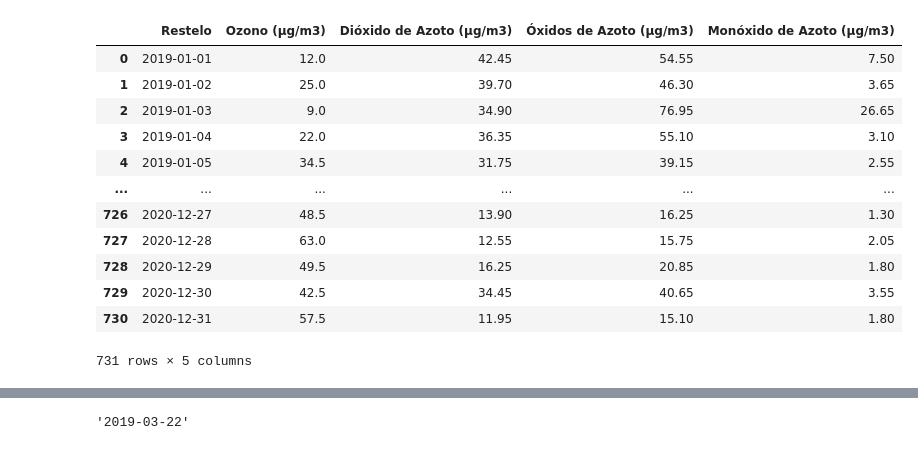
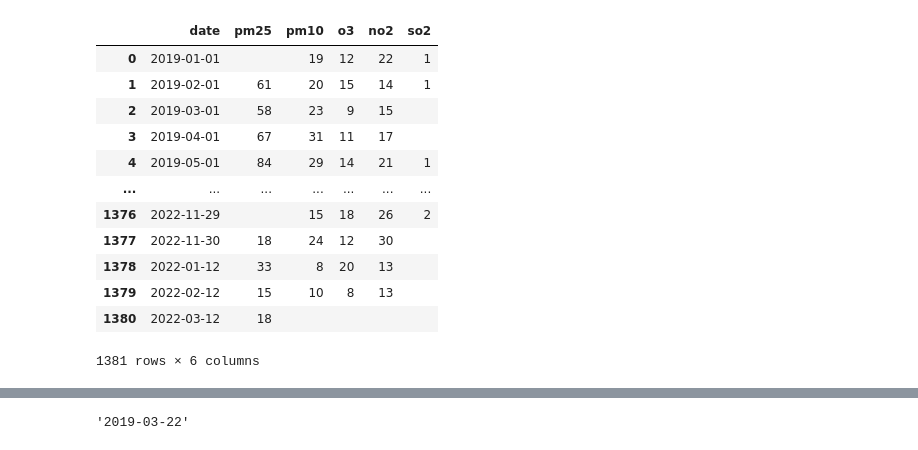
Before and after one commit to aminkhod/Asthma_Alert, a Jupyter notebook: Data integration.ipynb, the cells around one changed output, grey strips where cells are left out. Saved outputs shown, nothing was run; the diff lists cells and outputs as text; code cells hidden in the pictures.

```diff
--- a/Data integration.ipynb
+++ b/Data integration.ipynb
@@ -3,24 +3,25 @@ import numpy as np
 import pandas as pd
 from datetime import datetime
 # %%
-pollution = pd.read_excel('Pollution_Restelo_2019_2020.xlsx')
+pollution = pd.read_csv('entrecampos_lisboa-air-quality.csv')
+pollution.date = pd.to_datetime(pollution.date)
 pollutionBufDate = []
 for i in range(len(pollution)):
-    pollutionBufDate.append(pollution.Restelo[i].strftime("%Y-%m-%d"))
-pollution.Restelo = pollutionBufDate
+    pollutionBufDate.append(pollution.date[i].strftime("%Y-%m-%d"))
+pollution.date = pollutionBufDate
 pollution
 # %% [output]
-|  | Restelo | Ozono (µg/m3) | Dióxido de Azoto (µg/m3) | Óxidos de Azoto (µg/m3) | Monóxido de Azoto (µg/m3) |
-| 0 | 2019-01-01 | 12.0 | 42.45 | 54.55 | 7.50 |
-| 1 | 2019-01-02 | 25.0 | 39.70 | 46.30 | 3.65 |
-| 2 | 2019-01-03 | 9.0 | 34.90 | 76.95 | 26.65 |
-| 3 | 2019-01-04 | 22.0 | 36.35 | 55.10 | 3.10 |
-| 4 | 2019-01-05 | 34.5 | 31.75 | 39.15 | 2.55 |
-| ... | ... | ... | ... | ... | ... |
-| 726 | 2020-12-27 | 48.5 | 13.90 | 16.25 | 1.30 |
-| 727 | 2020-12-28 | 63.0 | 12.55 | 15.75 | 2.05 |
-| 728 | 2020-12-29 | 49.5 | 16.25 | 20.85 | 1.80 |
-| 729 | 2020-12-30 | 42.5 | 34.45 | 40.65 | 3.55 |
-| 730 | 2020-12-31 | 57.5 | 11.95 | 15.10 | 1.80 |
+|  | date | pm25 | pm10 | o3 | no2 | so2 |
+| 0 | 2019-01-01 |  | 19 | 12 | 22 | 1 |
+| 1 | 2019-02-01 | 61 | 20 | 15 | 14 | 1 |
+| 2 | 2019-03-01 | 58 | 23 | 9 | 15 |  |
+| 3 | 2019-04-01 | 67 | 31 | 11 | 17 |  |
+| 4 | 2019-05-01 | 84 | 29 | 14 | 21 | 1 |
+| ... | ... | ... | ... | ... | ... | ... |
+| 1376 | 2022-11-29 |  | 15 | 18 | 26 | 2 |
+| 1377 | 2022-11-30 | 18 | 24 | 12 | 30 |  |
+| 1378 | 2022-01-12 | 33 | 8 | 20 | 13 |  |
+| 1379 | 2022-02-12 | 15 | 10 | 8 | 13 |  |
+| 1380 | 2022-03-12 | 18 |  |  |  |  |
-731 rows × 5 columns
+1381 rows × 6 columns
 # %%
```
Also changed, not shown: parts of 10 cells of this notebook, 14 other files.
